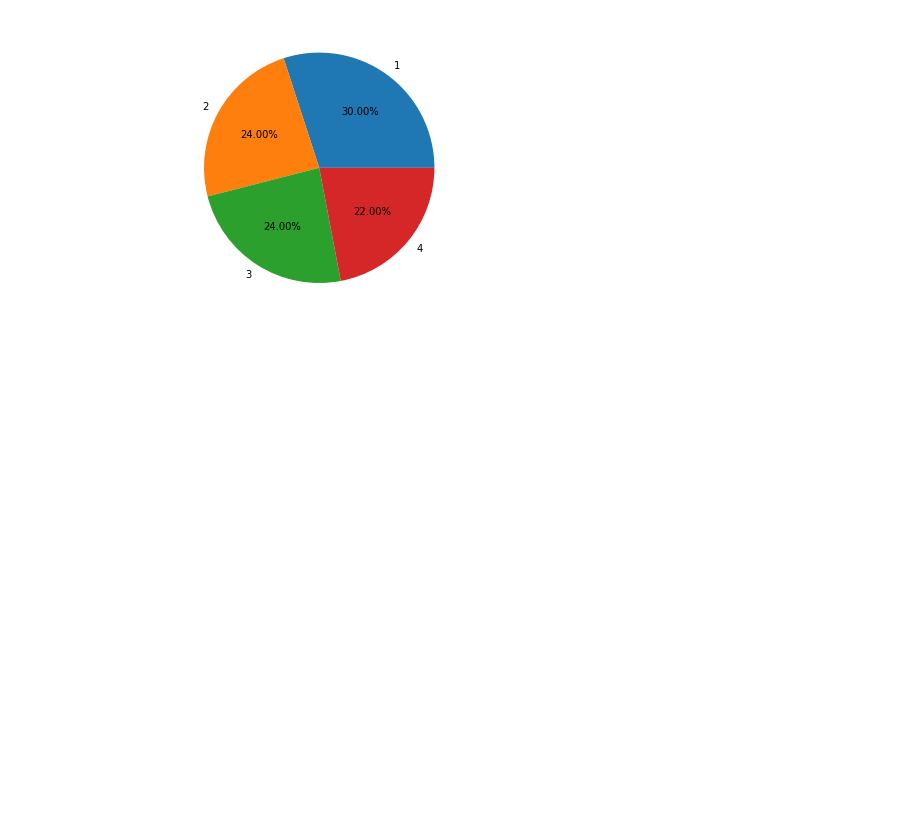
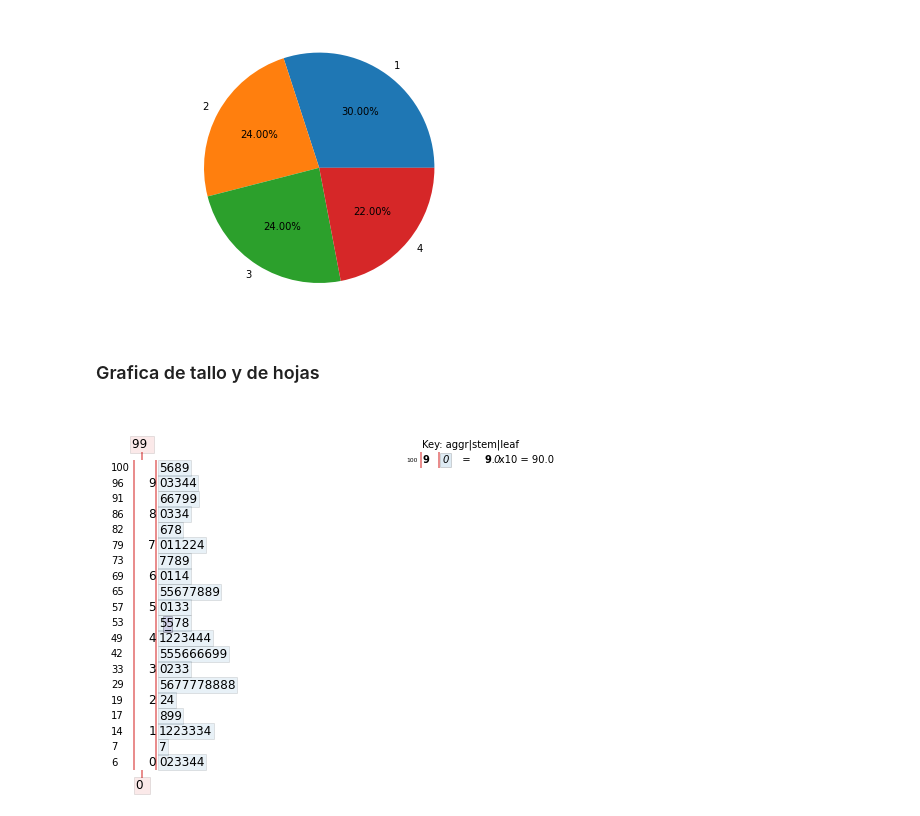
Before and after one commit to mentesniker/Notebooks-Ciencia-de-Datos, a Jupyter notebook: estadistica/exploracion_datos.ipynb, the cells around one changed output. Drawn from its saved outputs; the diff is of its cells as text; code cells hidden in the pictures; blank space fills up the shorter version.

```diff
--- a/estadistica/exploracion_datos.ipynb
+++ b/estadistica/exploracion_datos.ipynb
@@ -235,3 +229,9 @@ ax.pie(values, labels = columns,autopct='%1.2f%%')
 plt.show()
 # %% [output]
 [figure]
+# %% [markdown]
+### Grafica de tallo y de hojas
+# %%
+fig, ax = stemgraphic.stem_graphic(df.A)
+# %% [output]
+[figure, added]
```
Also changed, not shown: parts of 14 cells of this notebook.
